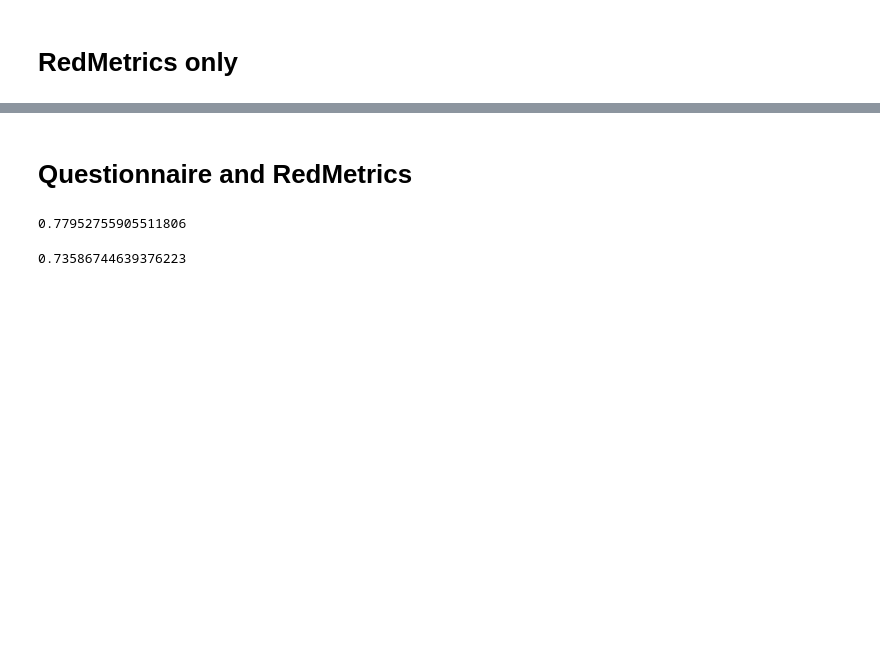
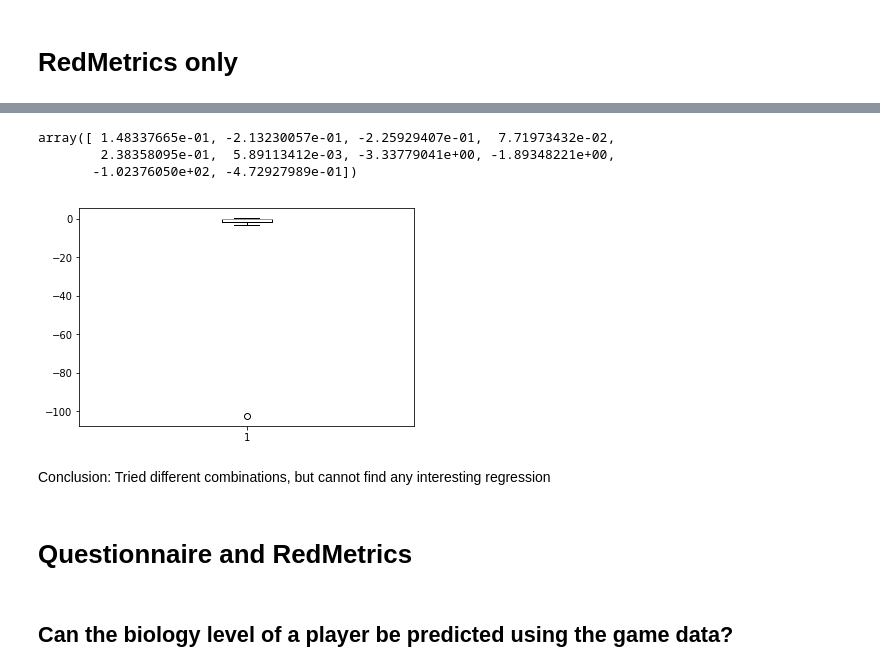
Before and after one commit to CyberCRI/dataanalysis-herocoli-redmetrics, a Jupyter notebook: v1.52/Data mining/Classification.ipynb, the cells around one changed output, grey strips where cells are left out. Drawn from its saved outputs; the diff is of its cells as text; code cells hidden in the pictures; blank space fills up the shorter version.

```diff
--- a/v1.52/Data mining/Classification.ipynb
+++ b/v1.52/Data mining/Classification.ipynb
@@ -109,17 +173,33 @@ Conclusion: Accuracy is around 70%. Not bad but we expected better (19/12/2017)
+# %%
+# Remove id
+anonymousData = allDataClassif.drop("anonymousID", axis = 1)
+
+# Get features and target
+# Only select rows where scoreafter is not negative
+features = anonymousData[anonymousData["scoreafter"] >= 0]
+features = features[["craft", "death", "add", "remove", "reach", "maxChapter"] + list(range(15))]
+target = anonymousData[anonymousData["scoreafter"] >= 0]["scoreafter"]
+
+# Add polynomial features
+secondDegreeFeatures = preprocessing.PolynomialFeatures(degree=2, interaction_only=False, include_bias=True)
+features = secondDegreeFeatures.fit_transform(features)
+
+# Center and scale data
+features = preprocessing.scale(features)
+# %%
+# Run Lasso regression with cross-validation
+model = Lasso()
+scores = cross_val_score(model, features, target, cv=10)
+boxplot(scores)
+scores
+# %% [output]
+array([ 1.48337665e-01, -2.13230057e-01, -2.25929407e-01,  7.71973432e-02,
+        2.38358095e-01,  5.89113412e-03, -3.33779041e+00, -1.89348221e+00,
+       -1.02376050e+02, -4.72927989e-01])
+[figure, added]
+# %% [markdown]
+Conclusion: Tried different combinations, but cannot find any interesting regression
 # %% [markdown]
 # Questionnaire and RedMetrics
-# %%
-# Assuming features independance
-# Check if features roughly follow a Gaussian distribution
-gaussianTest = stats.mstats.normaltest(features, axis = 0)
-percentOfGaussianFeatures = gaussianTest[0].count() / len(gaussianTest[0])
-percentOfGaussianFeatures
-# %% [output]
-0.77952755905511806
-# %%
-# Lets try a Gaussian Naive Bayes classifier
-clf = GaussianNB()
-scores = cross_val_score(clf, features, target)
-scores.mean()
-# %% [output]
-0.73586744639376223
+# %% [markdown]
+## Can the biology level of a player be predicted using the game data?
```
Also changed, not shown: parts of 31 cells of this notebook, 1 other file.
